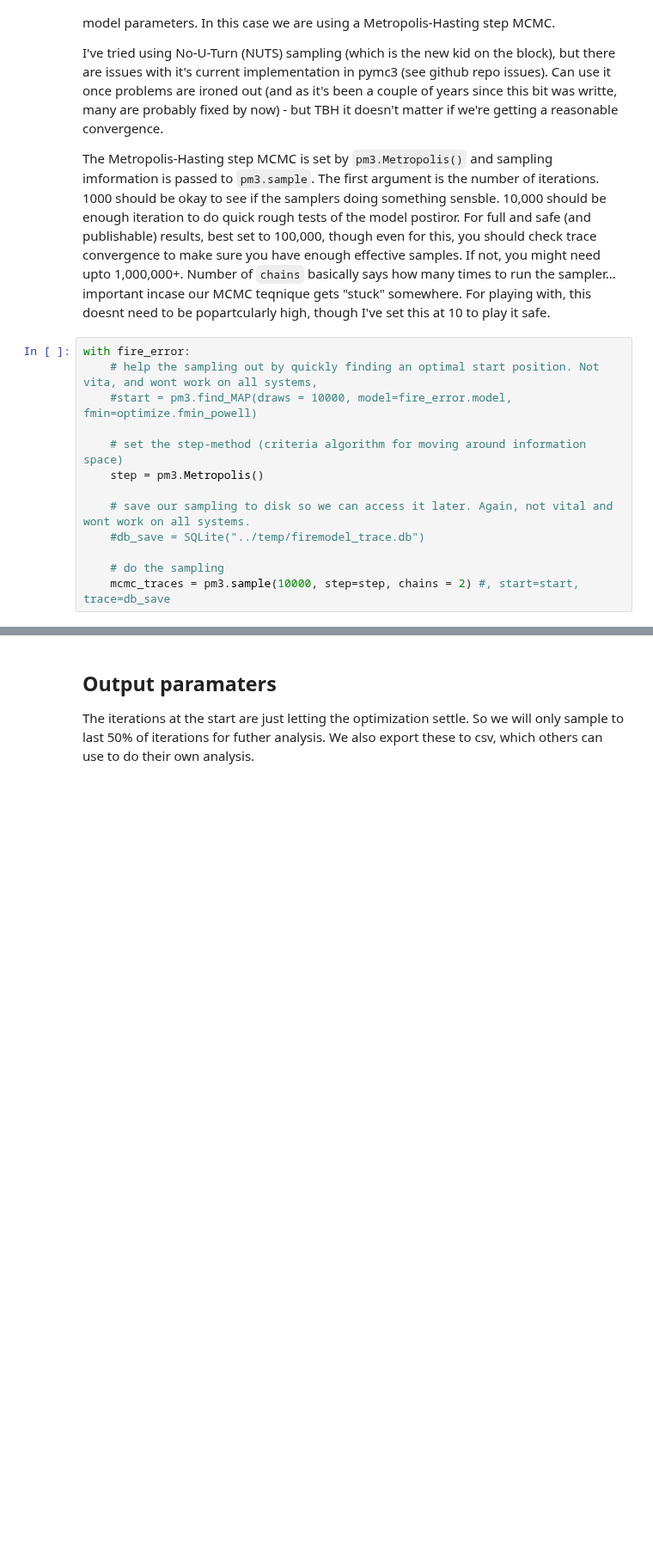
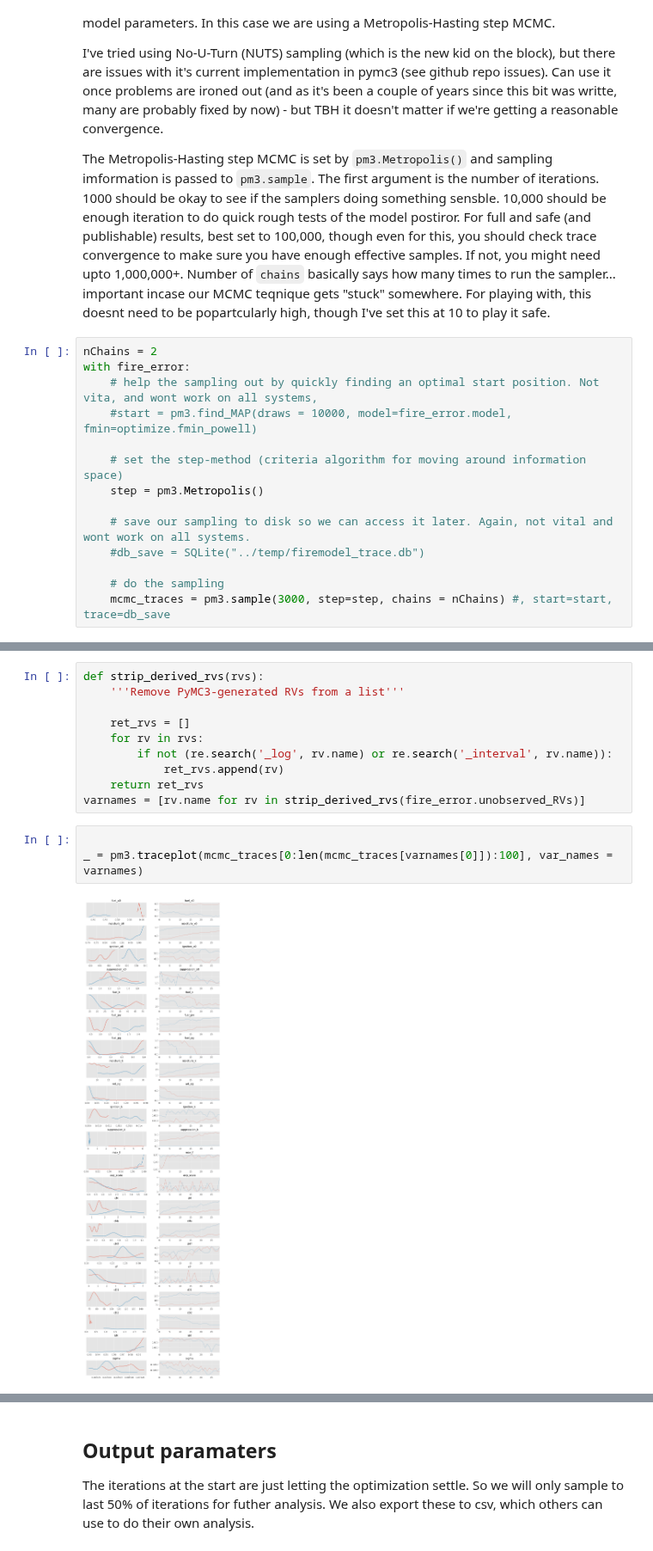
Before and after one commit to douglask3/amazon_fires, a Jupyter notebook: optimise_run_model/bayesian_inference.ipynb, the cells around one changed output, grey strips where cells are left out. Shown at 86% size. Drawn from its saved outputs; the diff is of its cells as text; blank space fills up the shorter version.

Commit message:
doing some fancy trace plotting

````diff
--- a/optimise_run_model/bayesian_inference.ipynb
+++ b/optimise_run_model/bayesian_inference.ipynb
@@ -326,6 +328,7 @@ I've tried using No-U-Turn (NUTS) sampling (which is the new kid on the block),
 
 The Metropolis-Hasting step MCMC is set by ```pm3.Metropolis()``` and sampling imformation is passed to ```pm3.sample```. The first argument is the number of iterations. 1000 should be okay to see if the samplers doing something sensble. 10,000 should be enough iteration to do quick rough tests of the model postiror. For full and safe (and publishable) results, best set to 100,000, though even for this, you should check trace convergence to make sure you have enough effective samples. If not, you might need upto 1,000,000+. Number of ```chains``` basically says how many times to run the sampler... important incase our MCMC teqnique gets "stuck" somewhere. For playing with, this doesnt need to be popartcularly high, though I've set this at 10 to play it safe.
 # %%
+nChains = 2
 with fire_error:
     # help the sampling out by quickly finding an optimal start position. Not vita, and wont work on all systems,
     #start = pm3.find_MAP(draws = 10000, model=fire_error.model, fmin=optimize.fmin_powell)
@@ -337,7 +340,7 @@ with fire_error:
     #db_save = SQLite("../temp/firemodel_trace.db")
 
     # do the sampling
-    mcmc_traces = pm3.sample(10000, step=step, chains = 2) #, start=start, trace=db_save
+    mcmc_traces = pm3.sample(3000, step=step, chains = nChains) #, start=start, trace=db_save
 # %% [output]
 Multiprocess sampling (2 chains in 4 jobs)
 CompoundStep
@@ -358,0 +366,15 @@ CompoundStep
+# %%
+def strip_derived_rvs(rvs):
+    '''Remove PyMC3-generated RVs from a list'''
+
+    ret_rvs = []
+    for rv in rvs:
+        if not (re.search('_log', rv.name) or re.search('_interval', rv.name)):
+            ret_rvs.append(rv)
+    return ret_rvs
+varnames = [rv.name for rv in strip_derived_rvs(fire_error.unobserved_RVs)]
+# %%
+
+_ = pm3.traceplot(mcmc_traces[0:len(mcmc_traces[varnames[0]]):100], var_names = varnames)
+# %% [output]
+[figure, added]
````
Also changed, not shown: parts of 15 cells of this notebook.
